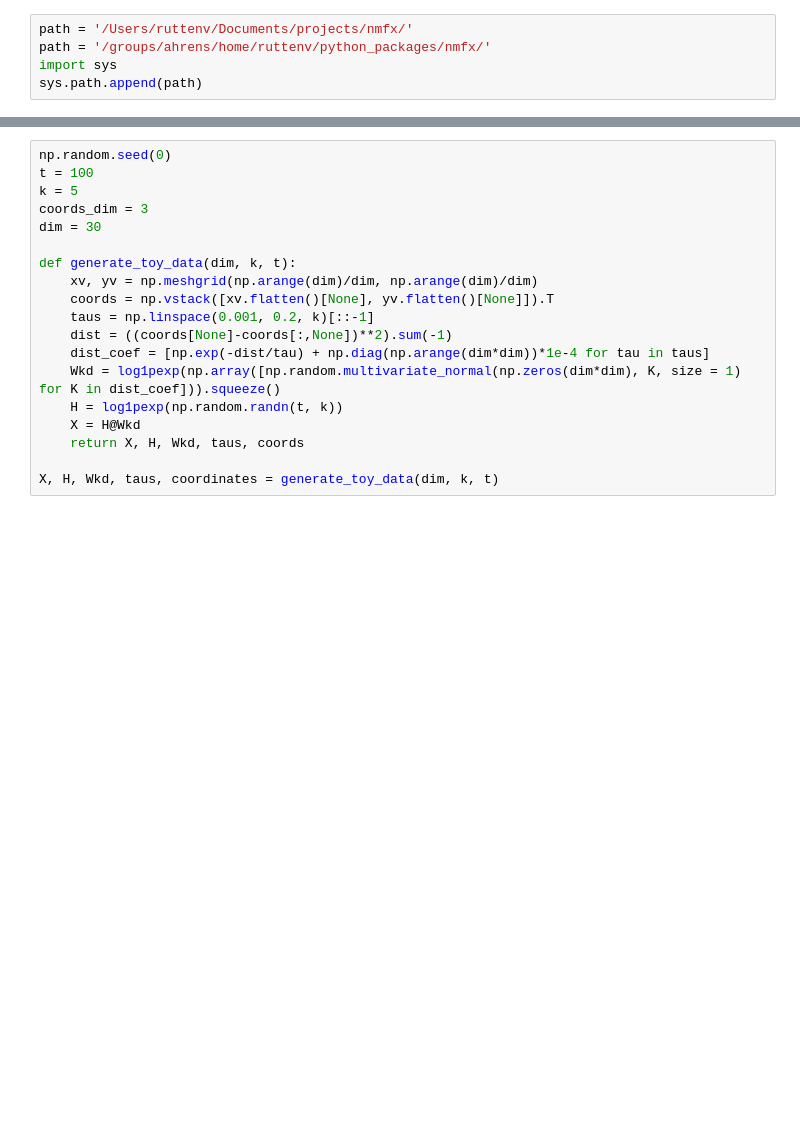
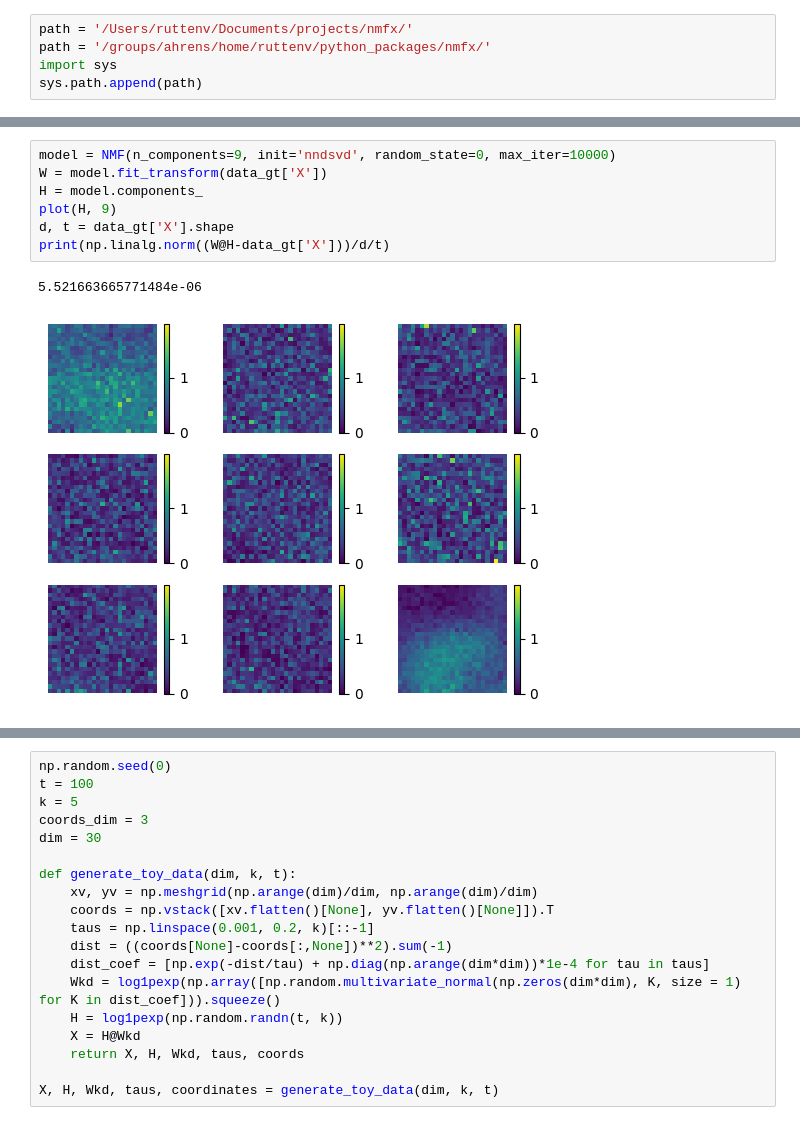
Before and after one commit to vruetten/NMFX, a Jupyter notebook: notebooks/test_spatial_prior.ipynb, the cells around one changed output, grey strips where cells are left out. Drawn from its saved outputs; the diff is of its cells as text; blank space fills up the shorter version.

```diff
--- a/notebooks/test_spatial_prior.ipynb
+++ b/notebooks/test_spatial_prior.ipynb
@@ -28,0 +47,10 @@ reload(nmfx)
+# %%
+model = NMF(n_components=9, init='nndsvd', random_state=0, max_iter=10000)
+W = model.fit_transform(data_gt['X'])
+H = model.components_
+plot(H, 9)
+d, t = data_gt['X'].shape
+print(np.linalg.norm((W@H-data_gt['X']))/d/t)
+# %% [output]
+5.521663665771484e-06
+[figure, added]
```
Also changed, not shown: parts of 9 cells of this notebook, 12 other files.
